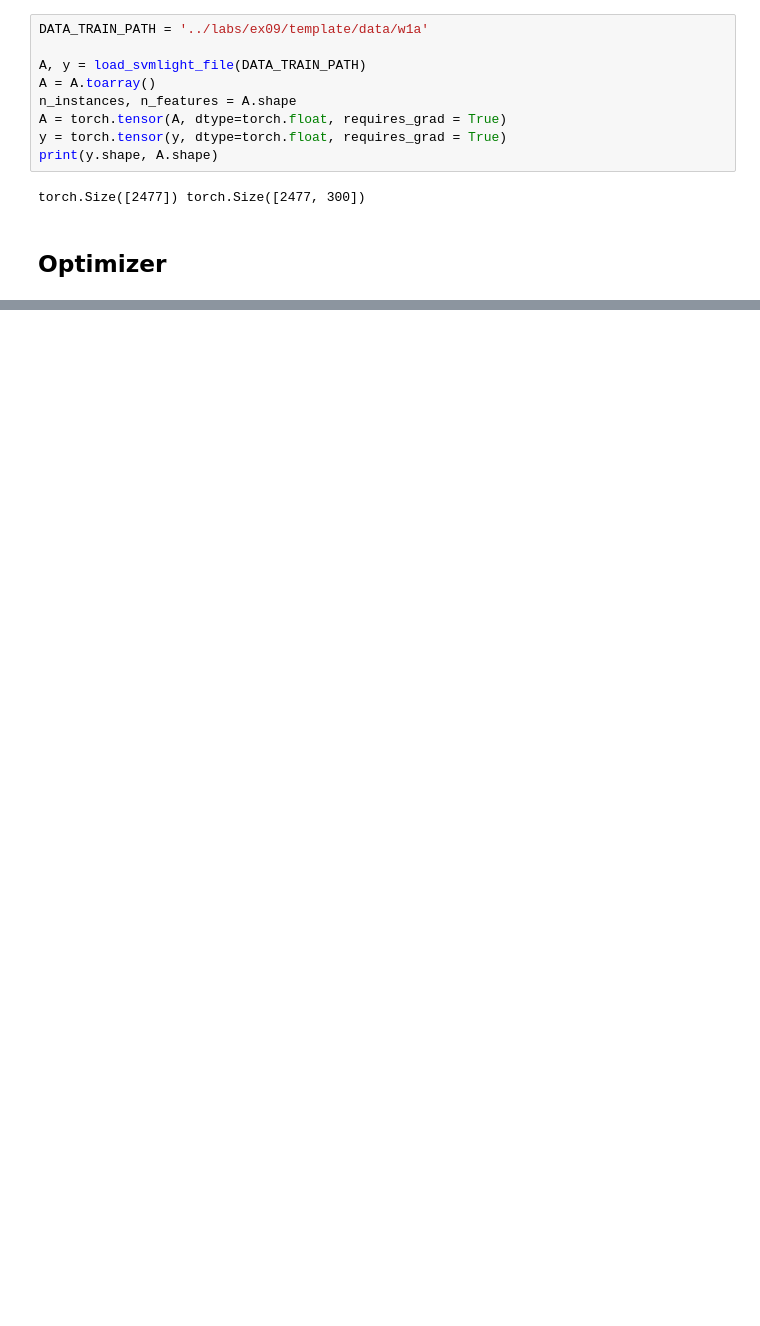
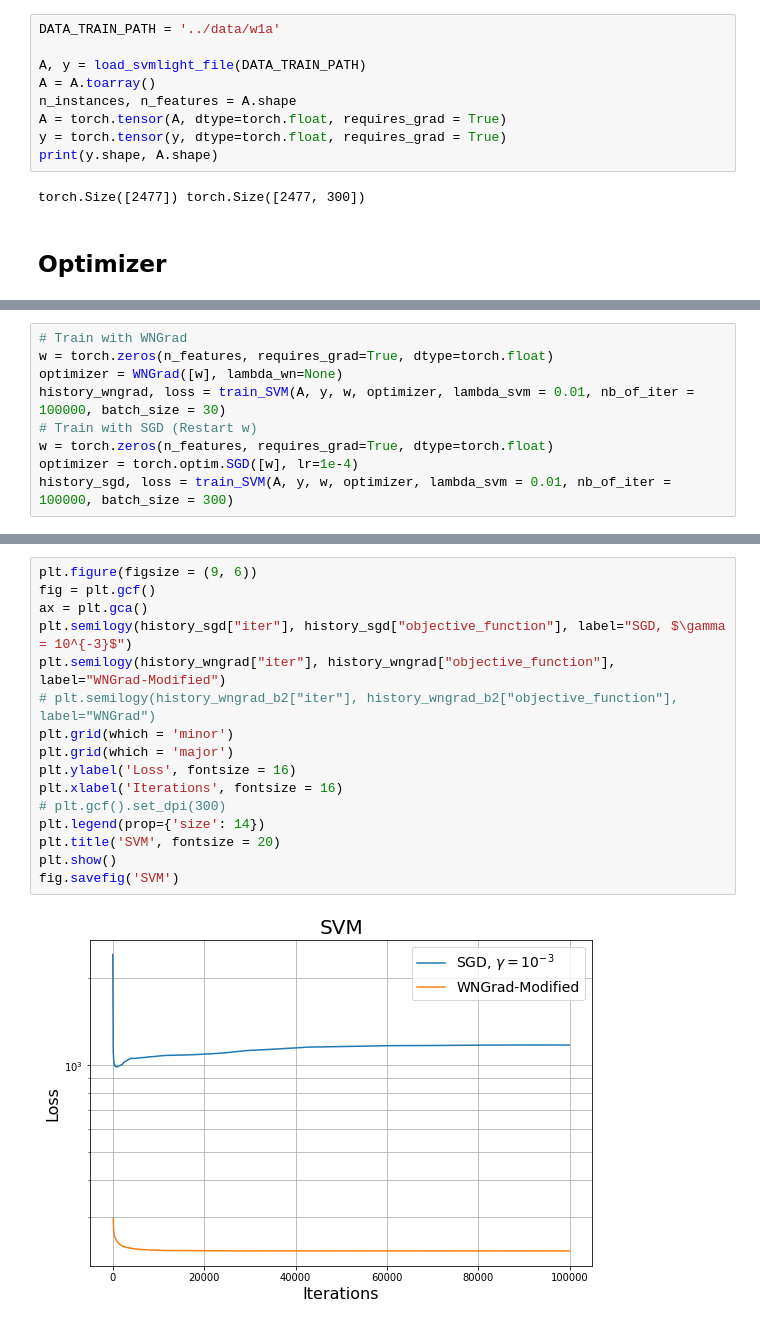
Before and after one commit to Alejandro-1996/CS-439-Project, a Jupyter notebook: code/PyTorch_adaptation_SVM.ipynb, the cells around one changed output, grey strips where cells are left out. Saved outputs shown, nothing was run; the diff lists cells and outputs as text; blank space fills up the shorter version.

```diff
--- a/code/PyTorch_adaptation_SVM.ipynb
+++ b/code/PyTorch_adaptation_SVM.ipynb
@@ -16,7 +17,7 @@ import helpers
 # %% [markdown]
 # SVM parameters
 # %%
-DATA_TRAIN_PATH = '../labs/ex09/template/data/w1a'
+DATA_TRAIN_PATH = '../data/w1a'
 
 A, y = load_svmlight_file(DATA_TRAIN_PATH)
 A = A.toarray()
@@ -207,0 +107,9 @@ plt.semilogy(range(50000), history["loss"], label="SGD, gamma = 10^{-4}")
+# %%
+# Train with WNGrad
+w = torch.zeros(n_features, requires_grad=True, dtype=torch.float)
+optimizer = WNGrad([w], lambda_wn=None)
+history_wngrad, loss = train_SVM(A, y, w, optimizer, lambda_svm = 0.01, nb_of_iter = 100000, batch_size = 30)
+# Train with SGD (Restart w)
+w = torch.zeros(n_features, requires_grad=True, dtype=torch.float)
+optimizer = torch.optim.SGD([w], lr=1e-4)
+history_sgd, loss = train_SVM(A, y, w, optimizer, lambda_svm = 0.01, nb_of_iter = 100000, batch_size = 300)
@@ -208,3 +134,21 @@ plt.semilogy(range(50000), history["loss"], label="SGD, gamma = 10^{-4}")
+# %%
+plt.figure(figsize = (9, 6))
+fig = plt.gcf()
+ax = plt.gca()
+plt.semilogy(history_sgd["iter"], history_sgd["objective_function"], label="SGD, $\gamma = 10^{-3}$")
+plt.semilogy(history_wngrad["iter"], history_wngrad["objective_function"], label="WNGrad-Modified")
+# plt.semilogy(history_wngrad_b2["iter"], history_wngrad_b2["objective_function"], label="WNGrad")
+plt.grid(which = 'minor')
+plt.grid(which = 'major')
+plt.ylabel('Loss', fontsize = 16)
+plt.xlabel('Iterations', fontsize = 16)
+# plt.gcf().set_dpi(300)
+plt.legend(prop={'size': 14})
+plt.title('SVM', fontsize = 20)
+plt.show()
+fig.savefig('SVM')
+# %% [output]
+[figure, added]
 # %%
 class SVMWNGrad():
 
```
Also changed, not shown: parts of 7 cells of this notebook, 3 other files.
